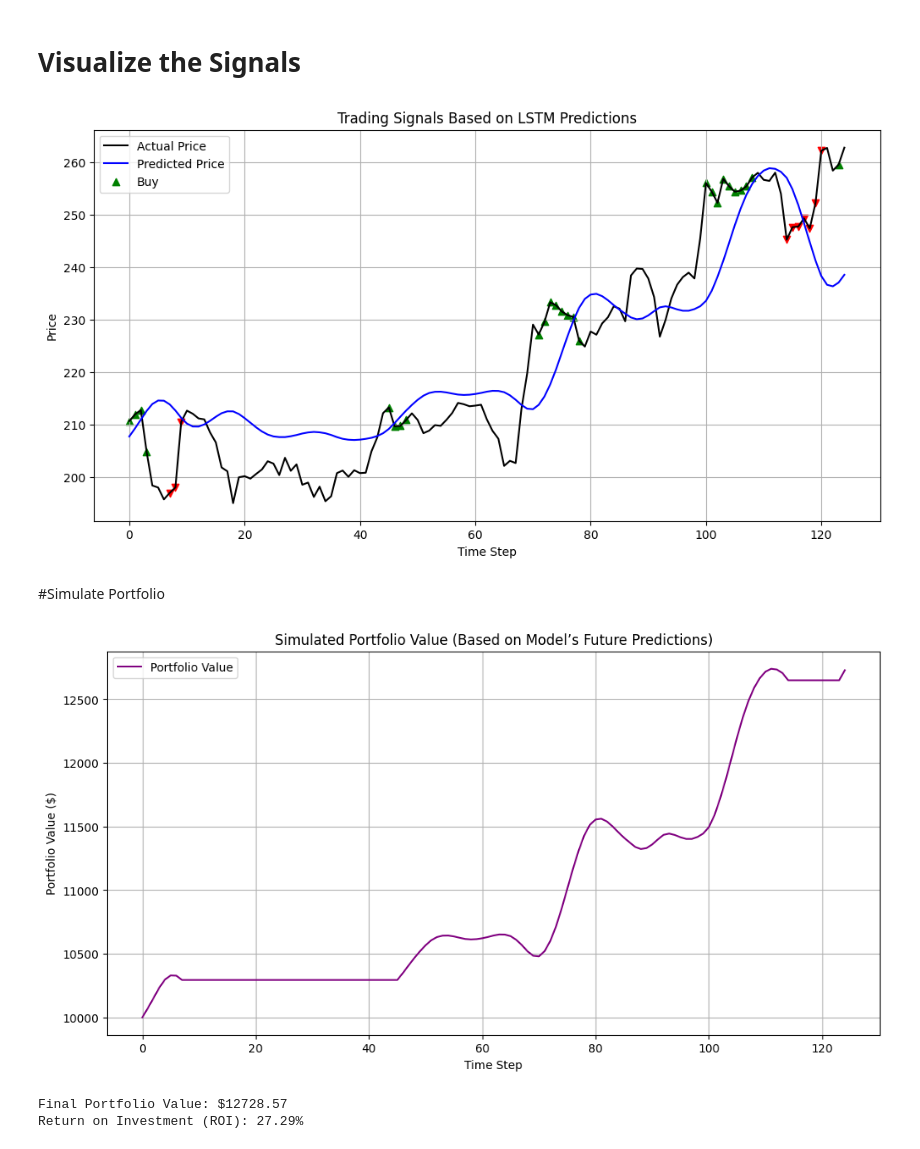
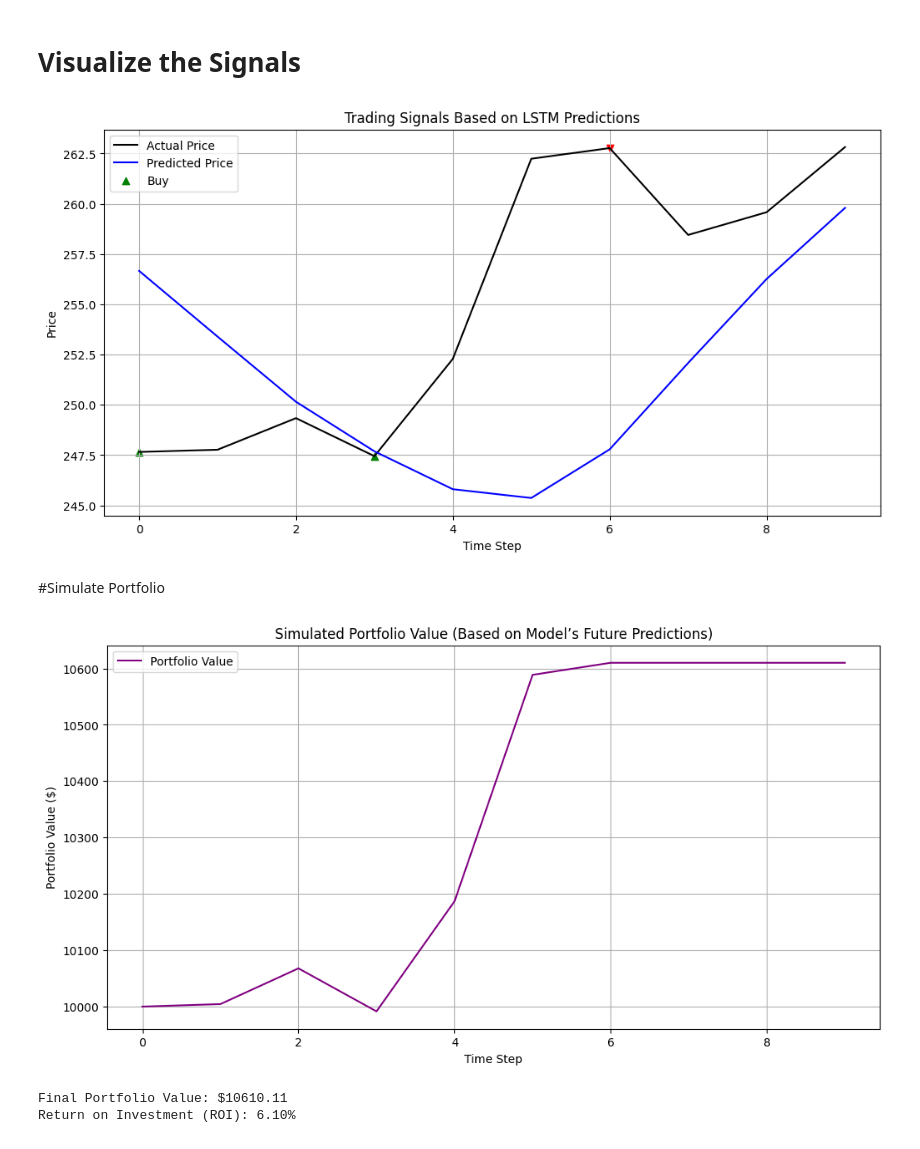
Before and after one commit to maxxie114/csc665-swingsage, a Jupyter notebook: LSTM_Training_Rise_Fall_REGRESS.ipynb, the cells around one changed output. Drawn from its saved outputs; the diff is of its cells as text; code cells hidden in the pictures.

```diff
--- a/LSTM_Training_Rise_Fall_REGRESS.ipynb
+++ b/LSTM_Training_Rise_Fall_REGRESS.ipynb
@@ -74,7 +74,22 @@ X = X.reshape(X.shape[0], X.shape[1], 1)
 # Train-Test Split
 # %%
 # Splitting the dataset into training (65%) and testing (35%) sets.
-
+# Data is chronologically ordered before the split
+'''
 train_size = int(len(X) * 0.65)
 X_train, X_test = X[:train_size], X[train_size:]
 y_train, y_test = y[:train_size], y[train_size:]
+
+print(f"Training samples: {len(X_train)}")
+print(f"Testing samples (last {train_size} days): {len(X_test)}")
+'''
+
+test_size = 10
+
+X_train = X[:-test_size]
+y_train = y[:-test_size]
+X_test = X[-test_size:]
+y_test = y[-test_size:]
+
+print(f"Training samples: {len(X_train)}")
+print(f"Testing samples (last {test_size} days): {len(X_test)}")
@@ -186,9 +210,9 @@ def generate_signals(predicted_prices, threshold=0.01, cooldown=0):
 # %% [markdown]
 # Apply Signals to Test Set
 # %%
-signals = generate_signals(test_predict.flatten(), threshold=0.005, cooldown=0) #Drop threshold lower for more frequent buy/sell/hold decisions
+signals = generate_signals(test_predict.flatten(), threshold=0.005, cooldown=3) #Drop threshold lower for more frequent buy/sell/hold decisions
 
-for i in range(10):
+for i in range(9):  # Predicting 10 days, but only 9 future predictions can be made
     print(f"Predicted Today: {test_predict[i][0]:.2f}, "
           f"Predicted Tomorrow: {test_predict[i+1][0]:.2f}, "
           f"Signal: {signals[i]}")
@@ -226,14 +249,14 @@ plt.legend()
 plt.grid(True)
 plt.show()
 # %% [output]
-[figure, old version]
+[figure, new version]
 # %% [markdown]
 #Simulate Portfolio
 # %%
 # prices: actual prices
 # signals: buy/sell/hold signals made from LSTM predictions
 
-def simulate_portfolio(predicted_prices, signals, initial_cash=10000):
+def simulate_portfolio(actual_prices, signals, initial_cash=10000):
     """
     Simulates a portfolio based on predicted prices and model signals.
 
@@ -246,8 +269,8 @@ def simulate_portfolio(predicted_prices, signals, initial_cash=10000):
     shares = 0
     portfolio_values = []
 
-    for i in range(len(predicted_prices)):
-        price = predicted_prices[i]
+    for i in range(len(actual_prices)):
+        price = actual_prices[i]
         signal = signals[i]
 
         # BUY: use all cash to buy shares
@@ -267,22 +290,22 @@ def simulate_portfolio(predicted_prices, signals, initial_cash=10000):
     return portfolio_values
 # %%
 portfolio_values = simulate_portfolio(
-    predicted_prices=test_predict.flatten(),
+    actual_prices=y_test_inv.flatten(),
     signals=signals,
     initial_cash=10000
 )
 
 # Plot portfolio value over time
 plt.figure(figsize=(12, 6))
 plt.plot(portfolio_values, label='Portfolio Value', color='purple')
 plt.title("Simulated Portfolio Value (Based on Model’s Future Predictions)")
 plt.xlabel("Time Step")
 plt.ylabel("Portfolio Value ($)")
 plt.grid(True)
 plt.legend()
 plt.show()
 # %% [output]
-[figure, old version]
+[figure, new version]
 # %%
 final_value = portfolio_values[-1]
 roi = (final_value - 10000) / 10000 * 100
@@ -290,5 +313,5 @@ roi = (final_value - 10000) / 10000 * 100
 print(f"Final Portfolio Value: ${final_value:.2f}")
 print(f"Return on Investment (ROI): {roi:.2f}%")
 # %% [output]
-Final Portfolio Value: $12728.57
-Return on Investment (ROI): 27.29%
+Final Portfolio Value: $10610.11
+Return on Investment (ROI): 6.10%
```
Also changed, not shown: parts of 6 cells of this notebook.
